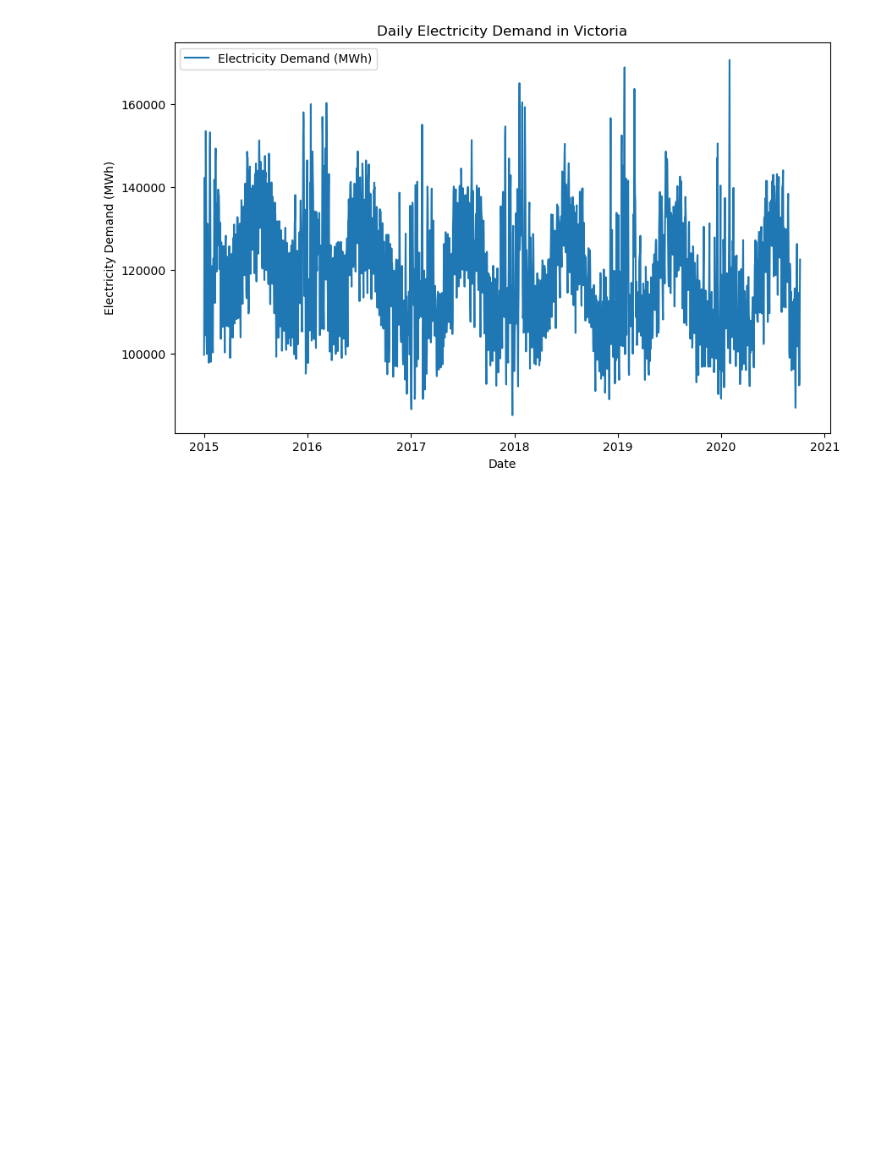
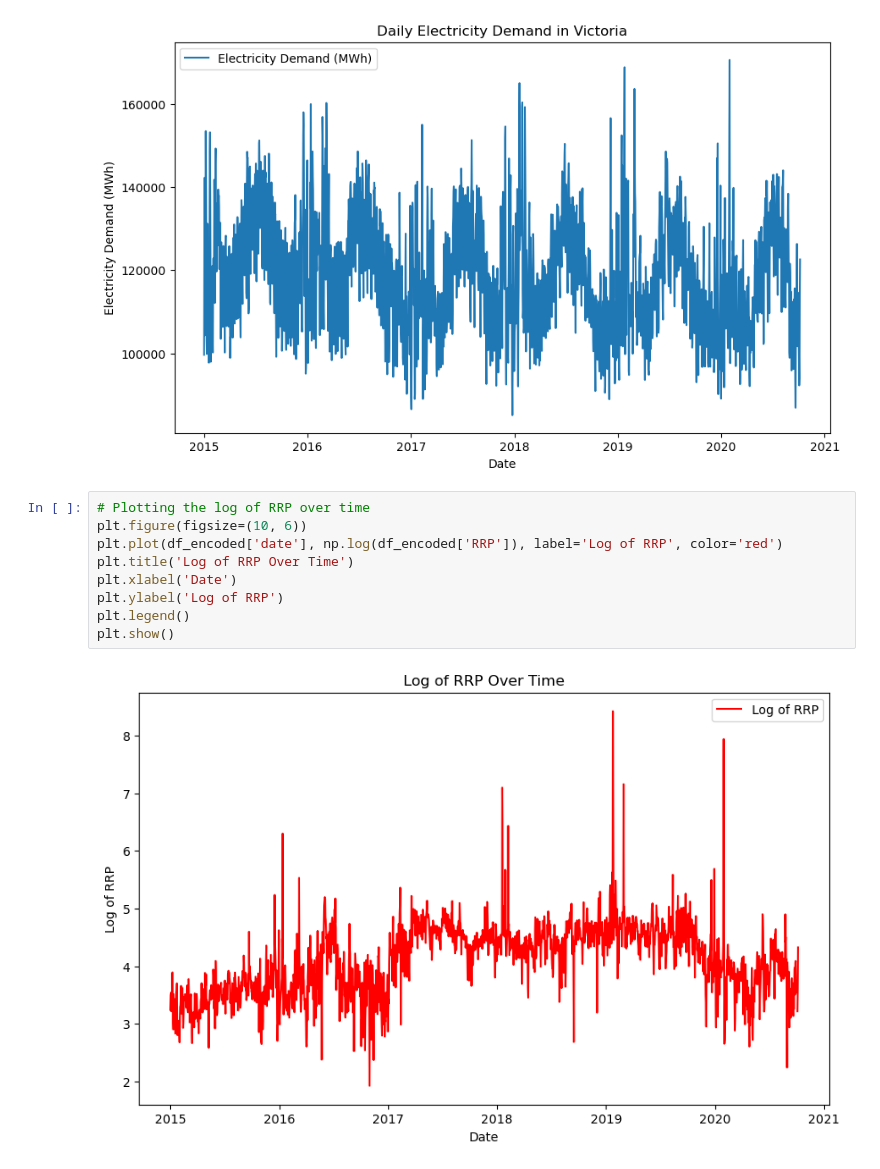
Before and after one commit to tommysalva/ml_proj, a Jupyter notebook: preprocessing_eda.ipynb, the cells around one changed output. Saved outputs shown, nothing was run; the diff lists cells and outputs as text; blank space fills up the shorter version.

Commit message:
add time-series

```diff
--- a/preprocessing_eda.ipynb
+++ b/preprocessing_eda.ipynb
@@ -98,3 +100,14 @@ plt.legend()
 plt.show()
 # %% [output]
 [figure]
+# %%
+# Plotting the log of RRP over time
+plt.figure(figsize=(10, 6))
+plt.plot(df_encoded['date'], np.log(df_encoded['RRP']), label='Log of RRP', color='red')
+plt.title('Log of RRP Over Time')
+plt.xlabel('Date')
+plt.ylabel('Log of RRP')
+plt.legend()
+plt.show()
+# %% [output]
+[figure, added]
```
Also changed, not shown: parts of 5 cells of this notebook, 3 other files.
